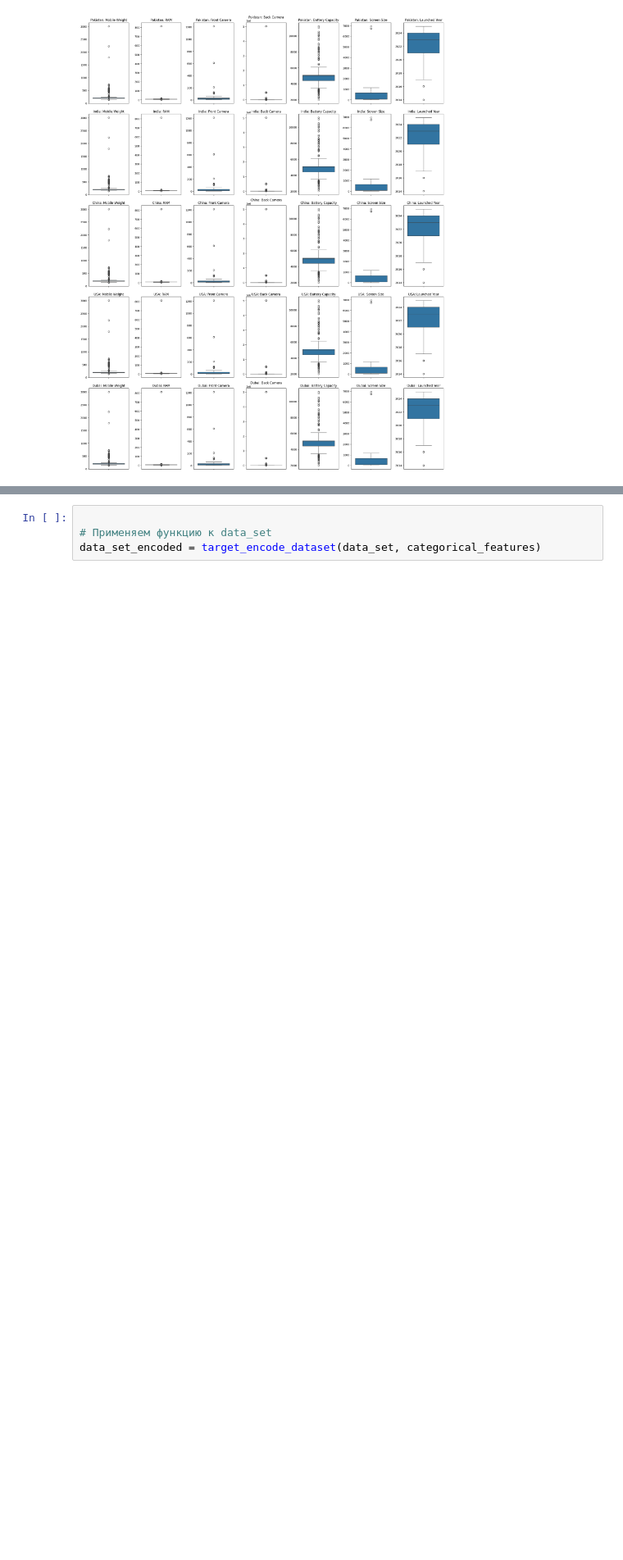
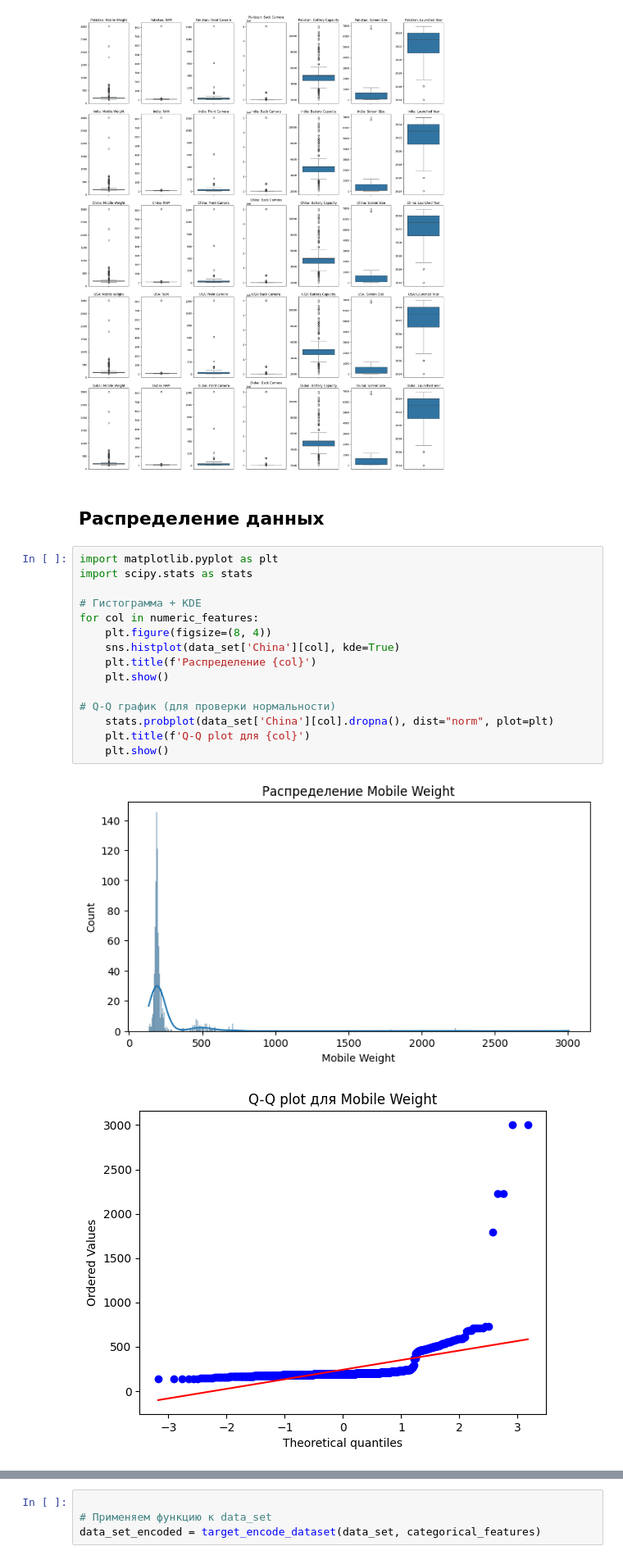
Before and after one commit to IamGuts/Stronghold_of_digital_martyrdom, a Jupyter notebook: Projects/Modile Dataset/Modile_data.ipynb, the cells around one changed output, grey strips where cells are left out. Shown at 82% size. Cells and saved outputs as stored; diff of their text form; blank space fills up the shorter version.

```diff
--- a/Projects/Modile Dataset/Modile_data.ipynb
+++ b/Projects/Modile Dataset/Modile_data.ipynb
@@ -200,3 +206,23 @@ plt.tight_layout()
 plt.show()
 # %% [output]
 [figure]
+# %% [markdown]
+## Распределение данных
+# %%
+import matplotlib.pyplot as plt
+import scipy.stats as stats
+
+# Гистограмма + KDE
+for col in numeric_features:
+    plt.figure(figsize=(8, 4))
+    sns.histplot(data_set['China'][col], kde=True)
+    plt.title(f'Распределение {col}')
+    plt.show()
+
+# Q-Q график (для проверки нормальности)
+    stats.probplot(data_set['China'][col].dropna(), dist="norm", plot=plt)
+    plt.title(f'Q-Q plot для {col}')
+    plt.show()
+# %% [output]
+[figure, added]
+[figure, added]
```
Also changed, not shown: parts of 34 cells of this notebook, 4 other files.
